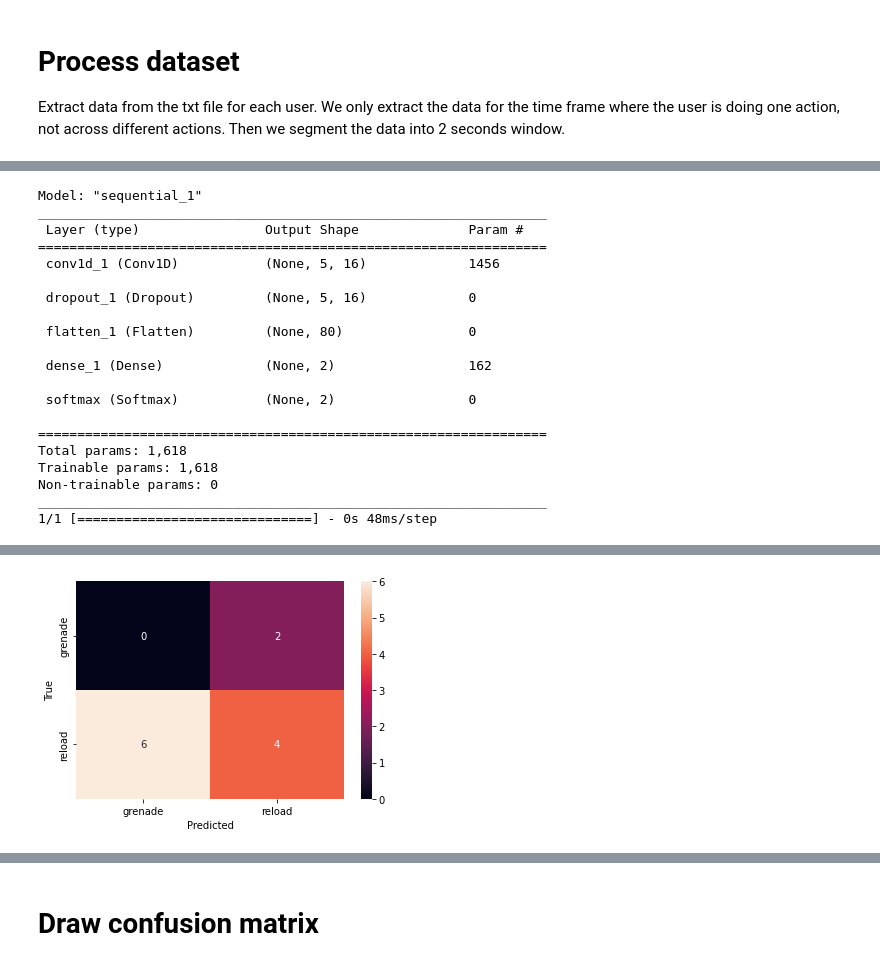
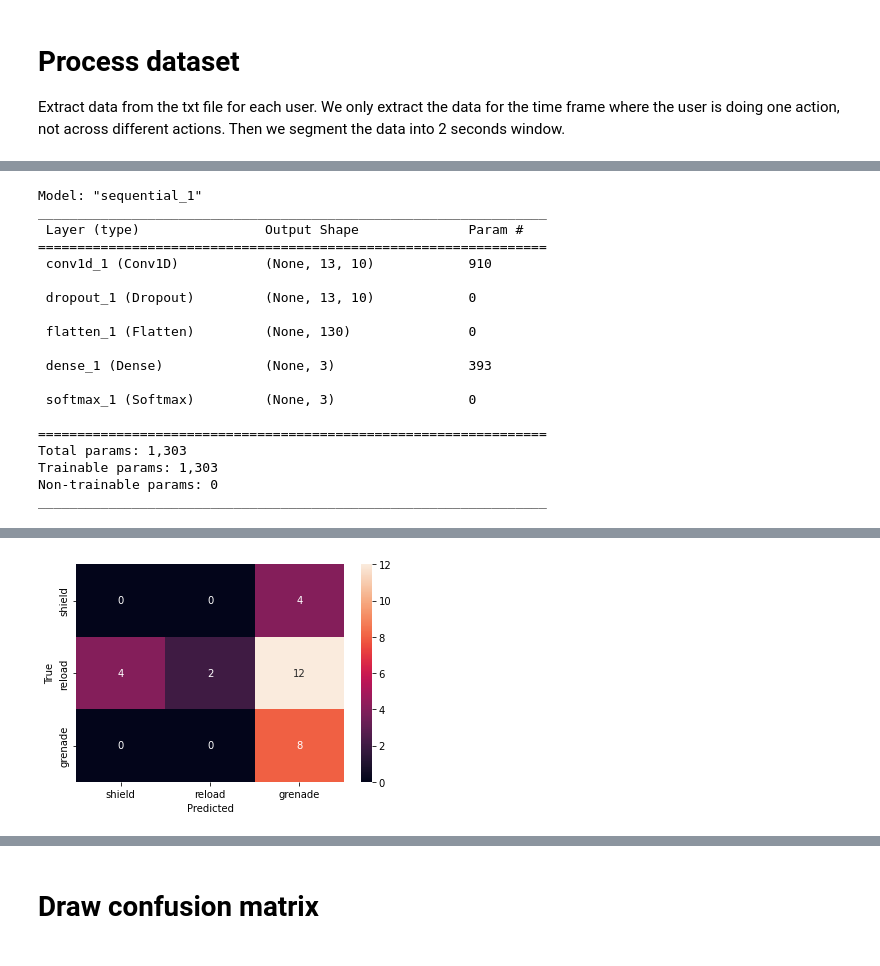
Before and after one commit to yuejunfeng0909/CG4002_CNN_Model, a Jupyter notebook: CNN.ipynb, the cells around one changed output, grey strips where cells are left out. Cells and saved outputs as stored; diff of their text form; code cells hidden in the pictures.

```diff
--- a/CNN.ipynb
+++ b/CNN.ipynb
@@ -26,7 +27,7 @@ def load_data(file):
 # %%
 window_size = 75   # 50Hz, 75 samples = 1.5s of movement
 window_stride = 25
-action_types = ('grenade', 'reload')
+action_types = ('shield', 'reload', 'grenade')
 data_depth = 6
 
 def load_dataset(data_dir):
@@ -48,7 +49,7 @@ def load_dataset(data_dir):
     print("Dataset initialized with size: " + str(len(dataset_y)))
     for i in range(len(action_types)):
         print("Class " + str(i) + " has " + str(dataset_y.count(i)) + " samples")
-    dataset_x = np.float32(dataset_x)/32
+    dataset_x = np.int32(dataset_x)
     dataset_y = to_categorical(dataset_y)
     return np.array(dataset_x), np.array(dataset_y)
 
@@ -56,7 +57,9 @@ def load_dataset(data_dir):
 dataset_x, dataset_y = load_dataset("Dataset")
 
 # split into train and test sets
-train_x, test_x, train_y, test_y = train_test_split(dataset_x, dataset_y, test_size=0.2, stratify = dataset_y)
+train_x, test_x, train_y, test_y = train_test_split(dataset_x, dataset_y, test_size=0.2, stratify = dataset_y, random_state=666)
+train_x, test_x = np.float32(train_x)/4096, np.float32(test_x)/4096
+print("sample test x data: " + str(test_x[0]))
 
 # summary of test dataset
 test = np.argmax(test_y, axis=1)
@@ -74,7 +87,7 @@ Class 1 has 10 samples
 # %%
-conv1filters = 16
+conv1filters = 10
 conv1kernel = 15
-conv1stride = 15
+conv1stride = 5
 
 model = Sequential()
 model.add(Conv1D(conv1filters, conv1kernel, strides=conv1stride, activation='relu', input_shape=(window_size, 6)))
@@ -100,19 +113,18 @@ Model: "sequential_1"
 _________________________________________________________________
  Layer (type)                Output Shape              Param #
 =================================================================
- conv1d_1 (Conv1D)           (None, 5, 16)             1456
+ conv1d_1 (Conv1D)           (None, 13, 10)            910
 
- dropout_1 (Dropout)         (None, 5, 16)             0
+ dropout_1 (Dropout)         (None, 13, 10)            0
 
- flatten_1 (Flatten)         (None, 80)                0
+ flatten_1 (Flatten)         (None, 130)               0
 
- dense_1 (Dense)             (None, 2)                 162
+ dense_1 (Dense)             (None, 3)                 393
 
- softmax (Softmax)           (None, 2)                 0
+ softmax_1 (Softmax)         (None, 3)                 0
 
 =================================================================
-Total params: 1,618
-Trainable params: 1,618
+Total params: 1,303
+Trainable params: 1,303
 Non-trainable params: 0
 _________________________________________________________________
-1/1 [==============================] - 0s 48ms/step
@@ -119,4 +132,4 @@ _________________________________________________________________
-[figure, old version]
+[figure, new version]
 # %%
 # checkpoint callback
 checkpoint_filepath = "model_checkpoint/"
```
Also changed, not shown: parts of 10 cells of this notebook.
